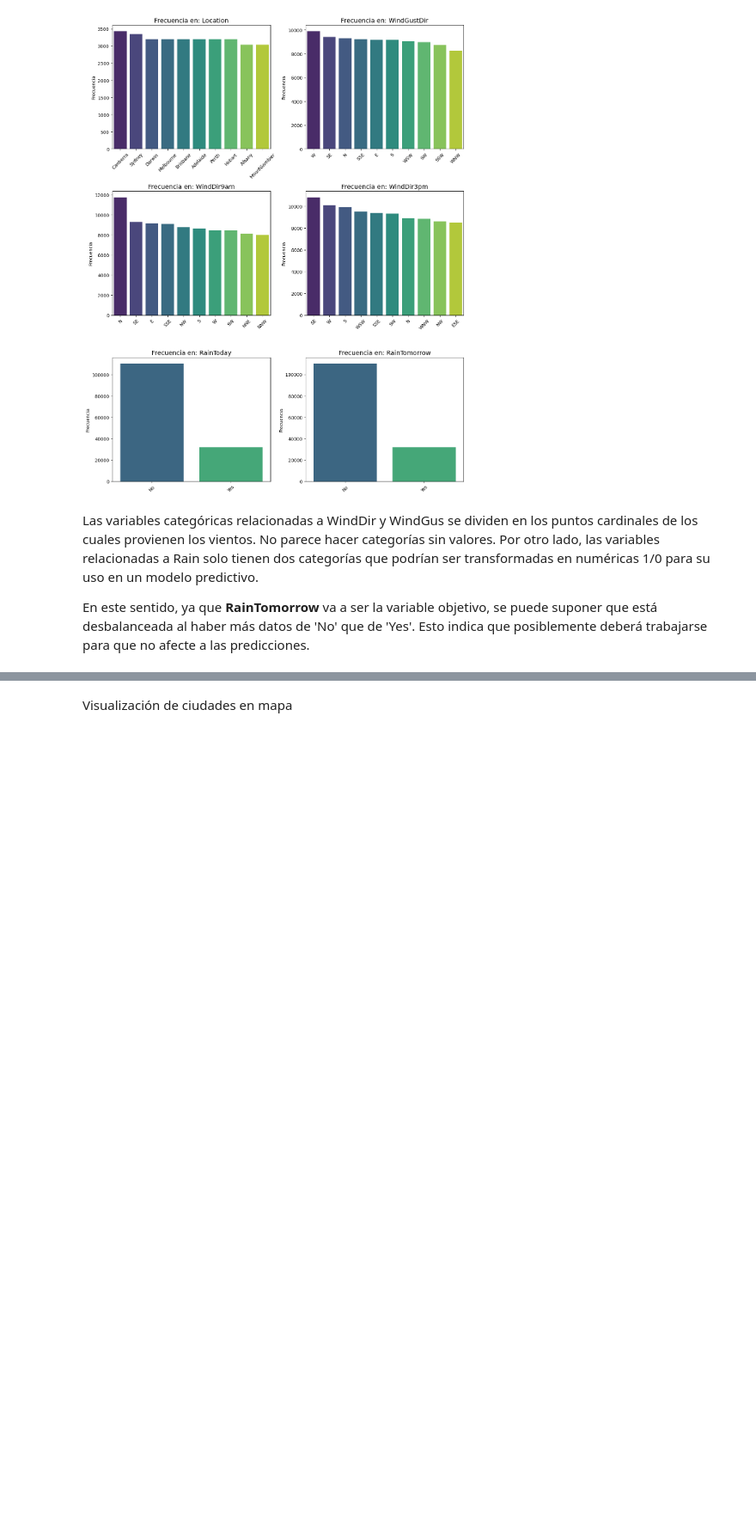
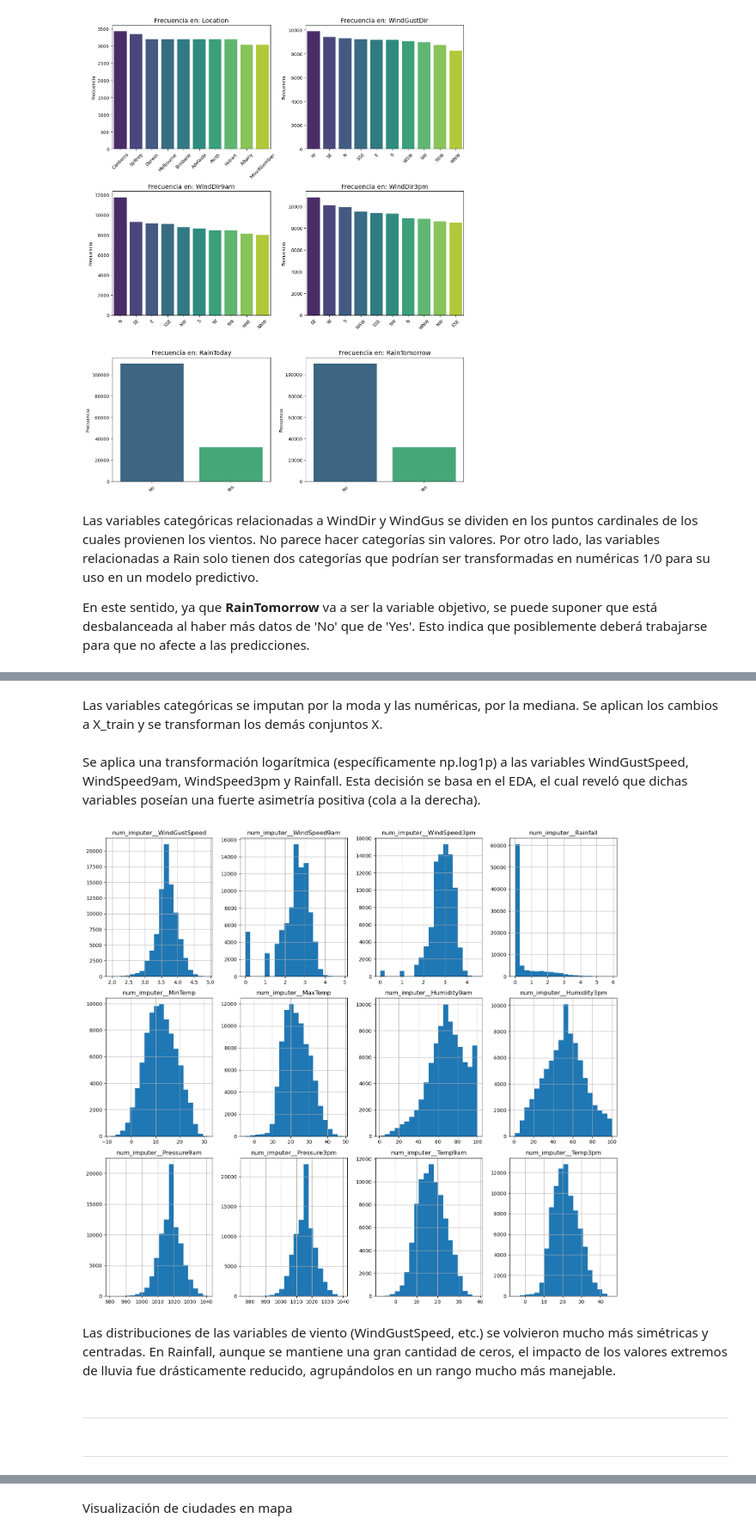
Before and after one commit to CaroRuiz92/AA1-TUIA-Ruiz-Quispe, a Jupyter notebook: TP-clasificacion-AA1.ipynb, the cells around one changed output, grey strips where cells are left out. Shown at 86% size. Cells and saved outputs as stored; diff of their text form; code cells hidden in the pictures; blank space fills up the shorter version.

Commit message:
Entrega hasta item 3 - Correcciones en imputaciones y transformaciones de datos

```diff
--- a/TP-clasificacion-AA1.ipynb
+++ b/TP-clasificacion-AA1.ipynb
@@ -232,0 +277,6 @@ data_limpio['RainTomorrow'] = data_limpio['RainTomorrow'].astype(int)
+# %%
+colum_num = ['WindGustSpeed', 'WindSpeed9am', 'WindSpeed3pm', 'Rainfall',
+                  'MinTemp', 'MaxTemp', 'Humidity9am', 'Humidity3pm',
+                  'Pressure9am', 'Pressure3pm', 'Temp9am', 'Temp3pm']
+
+colum_categ = ['WindDir9am', 'WindDir3pm', 'WindGustDir', 'RainToday']
@@ -233 +285,38 @@ data_limpio['RainTomorrow'] = data_limpio['RainTomorrow'].astype(int)
+# %%
+imputador = ColumnTransformer(
+    transformers=[
+        ('num_imputer', SimpleImputer(strategy='median'), colum_num),
+        ('cat_imputer', SimpleImputer(strategy='most_frequent'), colum_categ)
+    ],
+    remainder='passthrough'
+)
+# %% [markdown]
+Las variables categóricas se imputan por la moda y las numéricas, por la mediana. Se aplican los cambios a X_train y se transforman los demás conjuntos X.
+# %%
+imputador.fit(X_train)
+
+X_train = imputador.transform(X_train)
+X_val = imputador.transform(X_val)
+X_test = imputador.transform(X_test)
+# %% [markdown]
+Se aplica una transformación logarítmica (específicamente np.log1p) a las variables WindGustSpeed, WindSpeed9am, WindSpeed3pm y Rainfall. Esta decisión se basa en el EDA, el cual reveló que dichas variables poseían una fuerte asimetría positiva (cola a la derecha).
+# %%
+cols_transf_log = ['num_imputer__WindGustSpeed', 'num_imputer__WindSpeed9am',
+                   'num_imputer__WindSpeed3pm', 'num_imputer__Rainfall']
+
+X_train[cols_transf_log] = np.log1p(X_train[cols_transf_log])
+X_val[cols_transf_log] = np.log1p(X_val[cols_transf_log])
+X_test[cols_transf_log] = np.log1p(X_test[cols_transf_log])
+# %%
+X_train.hist(figsize=(15, 22), bins=20, layout=(5, 4))
+plt.tight_layout()
+plt.show()
+# %% [output]
+[figure, added]
+# %% [markdown]
+Las distribuciones de las variables de viento (WindGustSpeed, etc.) se volvieron mucho más simétricas y centradas. En Rainfall, aunque se mantiene una gran cantidad de ceros, el impacto de los valores extremos de lluvia fue drásticamente reducido, agrupándolos en un rango mucho más manejable.
+# %% [markdown]
+---
+# %% [markdown]
+---
 # %% [markdown]
```
Also changed, not shown: parts of 51 cells of this notebook.
